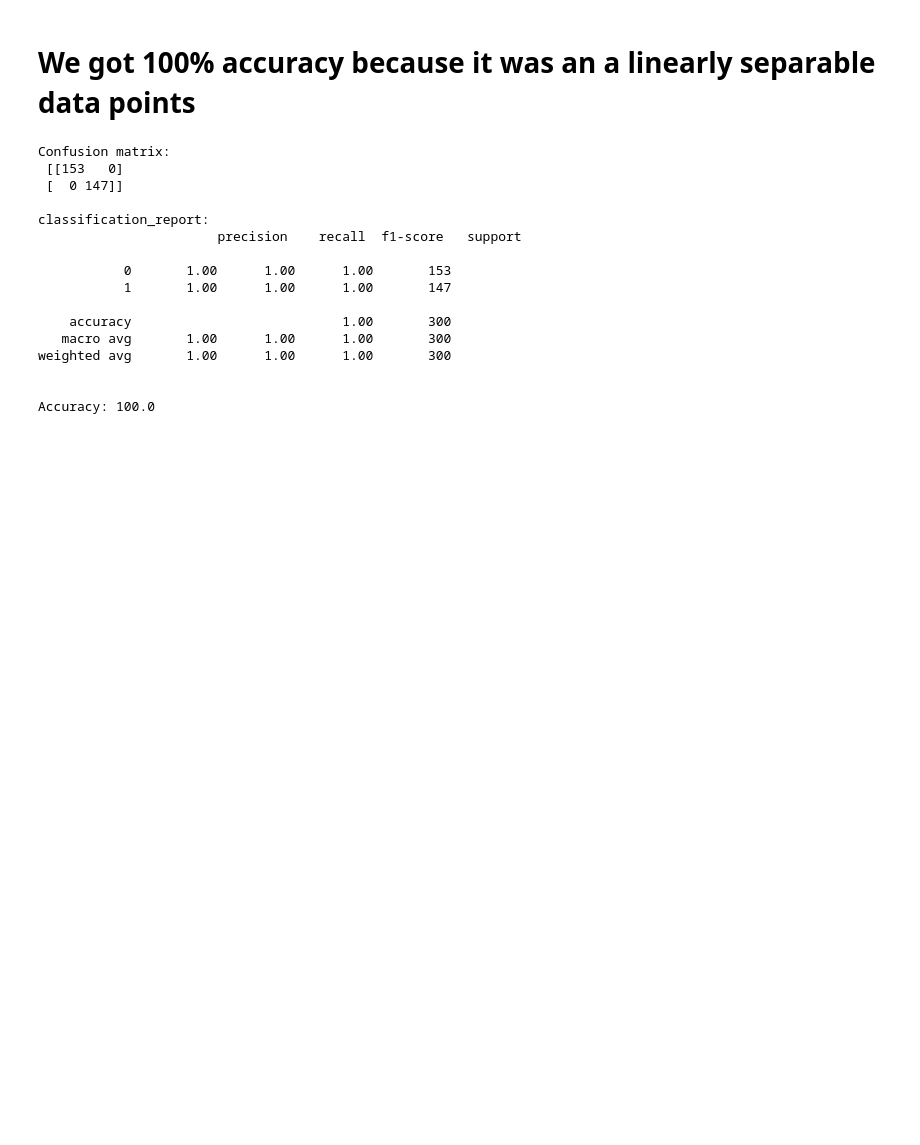
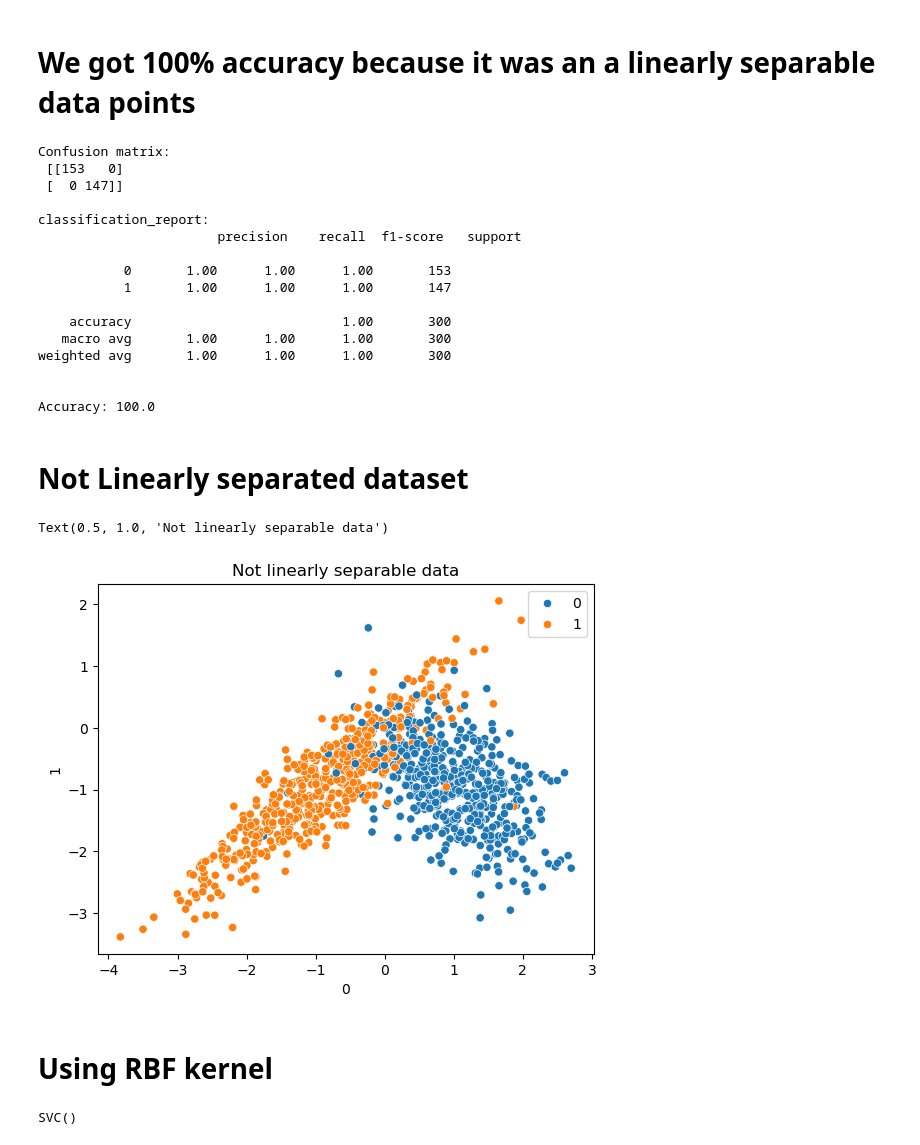
Before and after one commit to Anuj04432/ML_Algos, a Jupyter notebook: Supprt_Vector_Machines/sv_classifier.ipynb, the cells around one changed output. Saved outputs shown, nothing was run; the diff lists cells and outputs as text; code cells hidden in the pictures; blank space fills up the shorter version.

Commit message:
Trained model using 'RBD' kernel and accuracy has been changed

```diff
--- a/Supprt_Vector_Machines/sv_classifier.ipynb
+++ b/Supprt_Vector_Machines/sv_classifier.ipynb
@@ -87,3 +89,16 @@ weighted avg       1.00      1.00      1.00       300
 
 
 Accuracy: 100.0
+# %% [markdown]
+# Not Linearly separated dataset
+# %%
+from sklearn.datasets import make_classification
+X,y = make_classification(n_samples=1000,n_features=2,n_clusters_per_class=1,n_classes=2,n_redundant=0,random_state=60)
+# %%
+sns.scatterplot(x=pd.DataFrame(X)[0], y=pd.DataFrame(X)[1],hue=y)
+plt.title("Not linearly separable data")
+# %% [output]
+Text(0.5, 1.0, 'Not linearly separable data')
+[figure, added]
+# %% [markdown]
+# Using RBF kernel
@@ -89,0 +108,6 @@ Accuracy: 100.0
+# %%
+rbf = SVC(kernel='rbf')
+
+rbf.fit(X_train,y_train)
+# %% [output]
+SVC()
```
Also changed, not shown: parts of 5 cells of this notebook.
